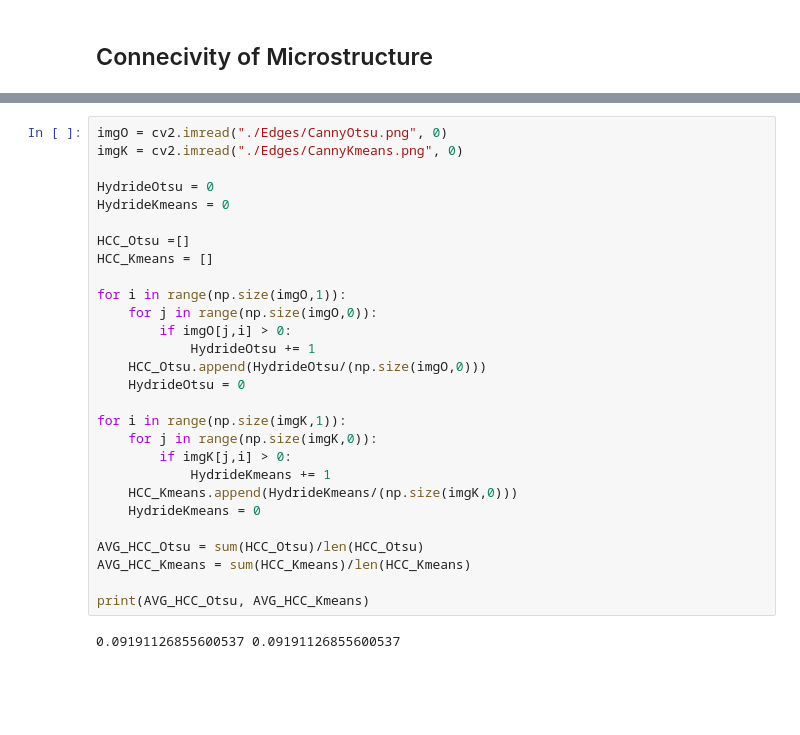
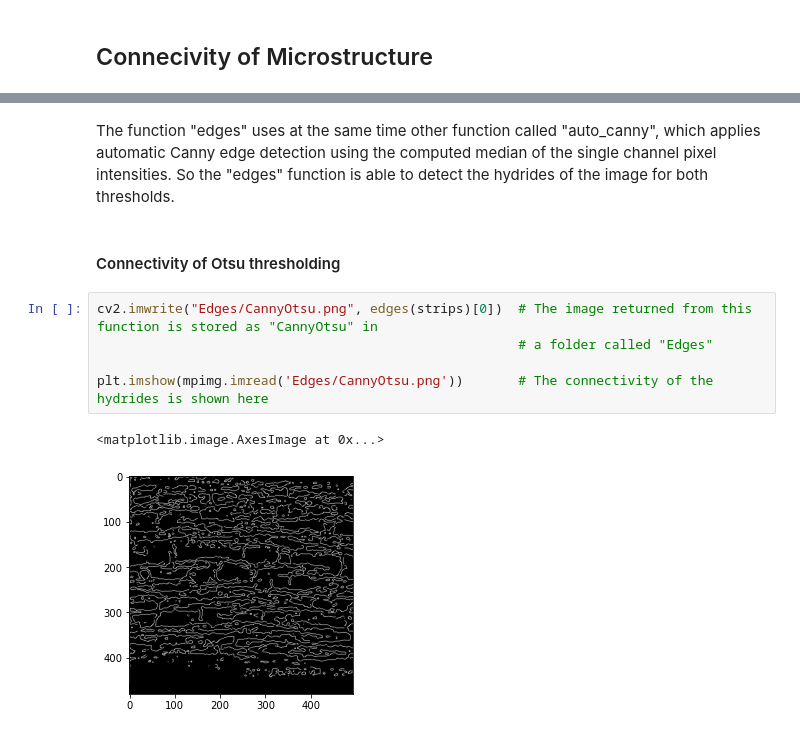
Before and after one commit to MATS64664-2021-Group-2/Hydride-Connect-Group-2, a Jupyter notebook: Job_script/Workflow_Group2.ipynb, the cells around one changed output, grey strips where cells are left out. Saved outputs shown, nothing was run; the diff lists cells and outputs as text; blank space fills up the shorter version.

Commit message:
Renamed workflow - Code storaged in functions

```diff
--- a/Job_script/Workflow_Group2.ipynb
+++ b/Job_script/Workflow_Group2.ipynb
@@ -184,30 +108,12 @@ True
-# %%
-imgO = cv2.imread("./Edges/CannyOtsu.png", 0)
-imgK = cv2.imread("./Edges/CannyKmeans.png", 0)
-
-HydrideOtsu = 0
-HydrideKmeans = 0
-
-HCC_Otsu =[]
-HCC_Kmeans = []
-
-for i in range(np.size(imgO,1)):
-    for j in range(np.size(imgO,0)):
-        if imgO[j,i] > 0:
-            HydrideOtsu += 1
-    HCC_Otsu.append(HydrideOtsu/(np.size(imgO,0)))
-    HydrideOtsu = 0
-
-for i in range(np.size(imgK,1)):
-    for j in range(np.size(imgK,0)):
-        if imgK[j,i] > 0:
-            HydrideKmeans += 1
-    HCC_Kmeans.append(HydrideKmeans/(np.size(imgK,0)))
-    HydrideKmeans = 0
-
-AVG_HCC_Otsu = sum(HCC_Otsu)/len(HCC_Otsu)
-AVG_HCC_Kmeans = sum(HCC_Kmeans)/len(HCC_Kmeans)
-
-print(AVG_HCC_Otsu, AVG_HCC_Kmeans)
-# %% [output]
-0.09191126855600537 0.09191126855600537
+# %% [markdown]
+The function "edges" uses at the same time other function called "auto_canny", which applies automatic Canny edge detection using the computed median of the single channel pixel intensities. So the "edges" function is able to detect the hydrides of the image for both thresholds.
+# %% [markdown]
+#### Connectivity of Otsu thresholding
+# %%
+cv2.imwrite("Edges/CannyOtsu.png", edges(strips)[0])  # The image returned from this function is stored as "CannyOtsu" in
+                                                      # a folder called "Edges"
+
+plt.imshow(mpimg.imread('Edges/CannyOtsu.png'))       # The connectivity of the hydrides is shown here
+# %% [output]
+<matplotlib.image.AxesImage at 0x...>
+[figure, added]
```
Also changed, not shown: parts of 27 cells of this notebook.
